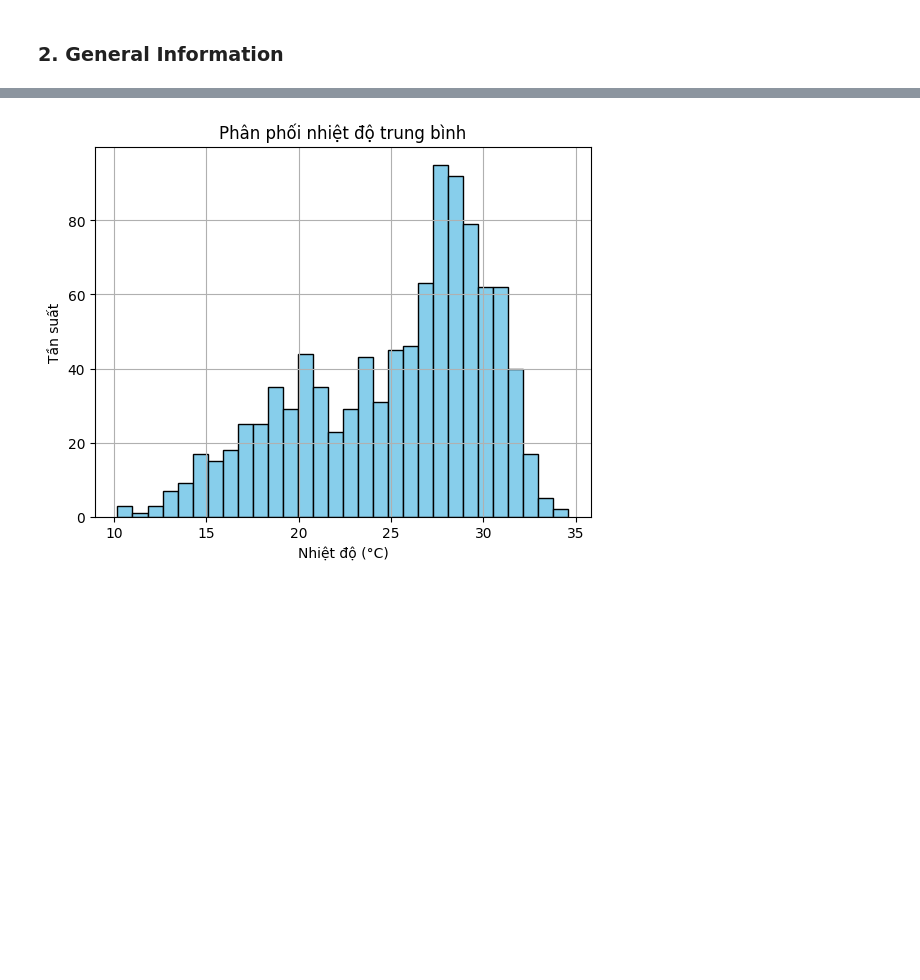
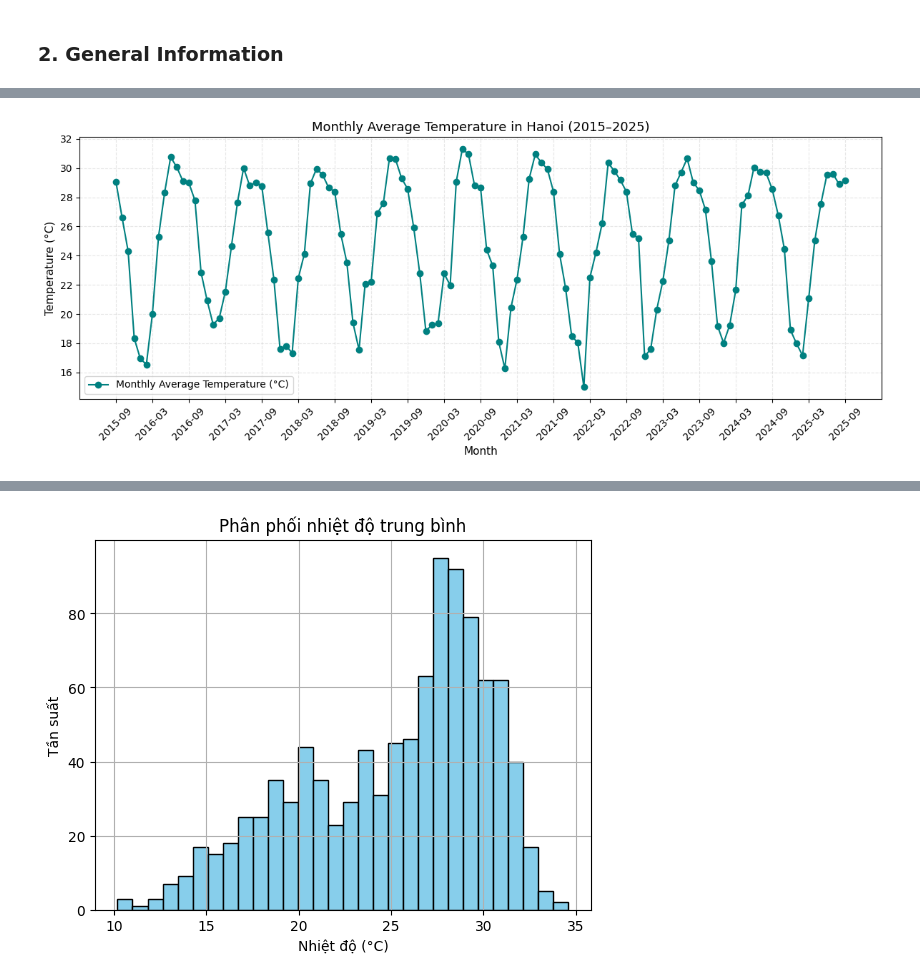
Before and after one commit to DunDun-banana/ml-group1, a Jupyter notebook: Data_understanding.ipynb, the cells around one changed output, grey strips where cells are left out. Cells and saved outputs as stored; diff of their text form; code cells hidden in the pictures; blank space fills up the shorter version.

```diff
--- a/Data_understanding.ipynb
+++ b/Data_understanding.ipynb
@@ -126,0 +197,33 @@ plt.show()
+# %%
+import matplotlib.pyplot as plt
+import pandas as pd
+
+# Tính trung bình tháng
+df['month'] = pd.to_datetime(df['datetime']).dt.to_period('M')
+monthly_temp = df.groupby('month')['temp'].mean()
+
+plt.figure(figsize=(12,5))
+plt.plot(
+    monthly_temp.index.astype(str),
+    monthly_temp.values,
+    marker='o',
+    color='teal',
+    label="Monthly Average Temperature (°C)"
+)
+plt.title("Monthly Average Temperature in Hanoi (2015–2025)", fontsize=13)
+plt.xlabel("Month", fontsize=11)
+plt.ylabel("Temperature (°C)", fontsize=11)
+
+# 🔹 Chỉ hiển thị nhãn mỗi 6 tháng để tránh rối
+xticks = range(0, len(monthly_temp), 6)
+plt.xticks(
+    [monthly_temp.index.astype(str)[i] for i in xticks],
+    rotation=45
+)
+
+plt.grid(alpha=0.3, linestyle='--')
+plt.legend()
+plt.tight_layout()
+plt.show()
+# %% [output]
+[figure, added]
```
Also changed, not shown: parts of 23 cells of this notebook, 6 other files.
